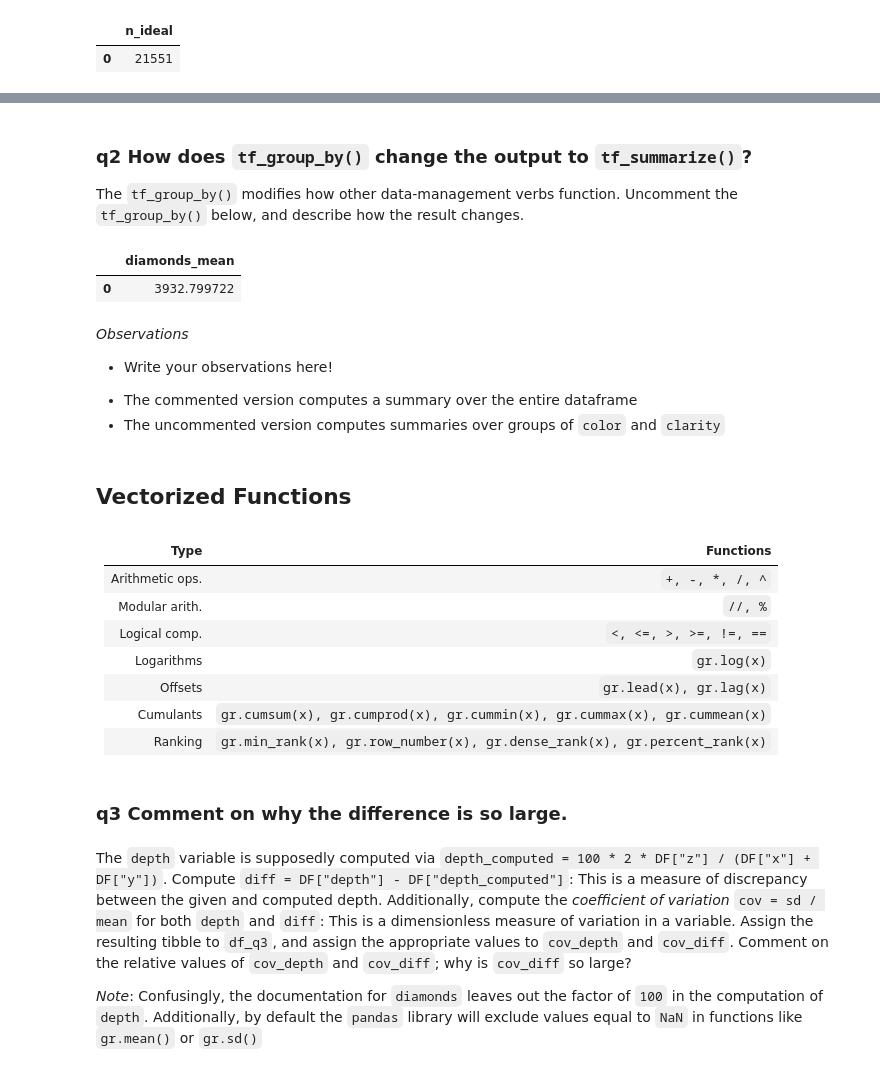
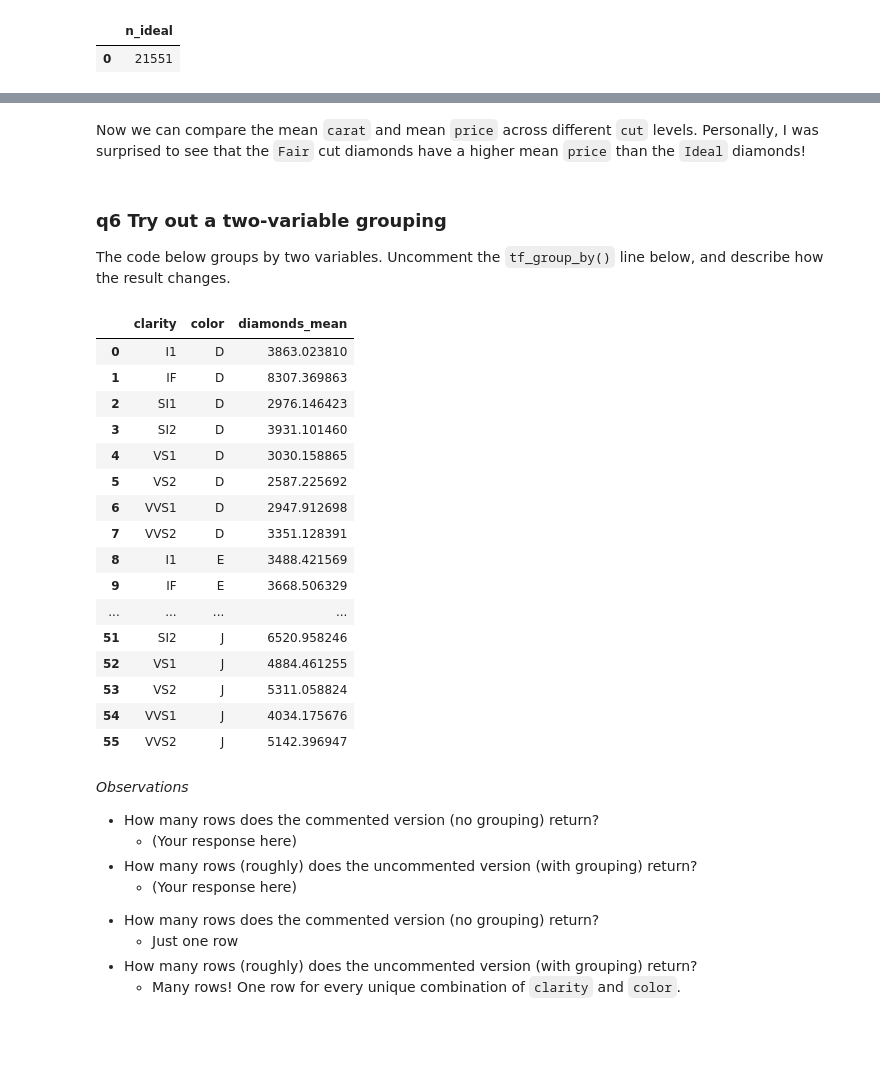
Before and after one commit to zdelrosario/evc-course, a Jupyter notebook: exercises/e-data02-derive-master.ipynb, the cells around one changed output, grey strips where cells are left out. Saved outputs shown, nothing was run; the diff lists cells and outputs as text; code cells hidden in the pictures; blank space fills up the shorter version.

```diff
--- a/exercises/e-data02-derive-master.ipynb
+++ b/exercises/e-data02-derive-master.ipynb
@@ -77,51 +377,52 @@ The `tf_group_by()` takes a data frame and then the names of one or more columns
+# %% [markdown]
+Now we can compare the mean `carat` and mean `price` across different `cut` levels. Personally, I was surprised to see that the `Fair` cut diamonds have a higher mean `price` than the `Ideal` diamonds!
 # %% [markdown]
-### __q2__ How does `tf_group_by()` change the output to `tf_summarize()`?
+### __q6__ Try out a two-variable grouping
 
-The `tf_group_by()` modifies how other data-management verbs function. Uncomment the `tf_group_by()` below, and describe how the result changes.
+The code below groups by two variables. Uncomment the `tf_group_by()` line below, and describe how the result changes.
 # %%
 #TASK: Uncomment the tf_group_by() below, and describe how the result changes
-
 df_q2 = (
     df_diamonds
-#    >> gr.tf_group_by(DF["color"],DF["clarity"])
+# task-begin
+#    >> gr.tf_group_by(DF["color"], DF["clarity"])
+# task-end
+# solution-begin
+   >> gr.tf_group_by(DF["color"], DF["clarity"])
+# solution-end
     >> gr.tf_summarize(diamonds_mean=gr.mean(DF["price"]))
 )
 
 df_q2
 # %% [output]
-|  | diamonds_mean |
-| 0 | 3932.799722 |
+|  | clarity | color | diamonds_mean |
+| 0 | I1 | D | 3863.023810 |
+| 1 | IF | D | 8307.369863 |
+| 2 | SI1 | D | 2976.146423 |
+| 3 | SI2 | D | 3931.101460 |
+| 4 | VS1 | D | 3030.158865 |
+| 5 | VS2 | D | 2587.225692 |
+| 6 | VVS1 | D | 2947.912698 |
+| 7 | VVS2 | D | 3351.128391 |
+| 8 | I1 | E | 3488.421569 |
+| 9 | IF | E | 3668.506329 |
+| ... | ... | ... | ... |
+| 51 | SI2 | J | 6520.958246 |
+| 52 | VS1 | J | 4884.461255 |
+| 53 | VS2 | J | 5311.058824 |
+| 54 | VVS1 | J | 4034.175676 |
+| 55 | VVS2 | J | 5142.396947 |
 # %% [markdown]
 *Observations*
 <!-- task-begin -->
-- Write your observations here!
+- How many rows does the commented version (no grouping) return?
+  - (Your response here)
+- How many rows (roughly) does the uncommented version (with grouping) return?
+  - (Your response here)
 <!-- task-end -->
 <!-- solution-begin -->
-- The commented version computes a summary over the entire dataframe
-- The uncommented version computes summaries over groups of `color` and `clarity`
+- How many rows does the commented version (no grouping) return?
+  - Just one row
+- How many rows (roughly) does the uncommented version (with grouping) return?
+  - Many rows! One row for every unique combination of `clarity` and `color`.
 <!-- solution-end -->
-# %% [markdown]
-## Vectorized Functions
-# %% [markdown]
-| Type | Functions |
-| ---- | --------- |
-| Arithmetic ops. | `+, -, *, /, ^` |
-| Modular arith. | `//, %` |
-| Logical comp. | `<, <=, >, >=, !=, ==` |
-| Logarithms | `gr.log(x)` |
-| Offsets | `gr.lead(x), gr.lag(x)` |
-| Cumulants | `gr.cumsum(x), gr.cumprod(x), gr.cummin(x), gr.cummax(x), gr.cummean(x)` |
-| Ranking | `gr.min_rank(x), gr.row_number(x), gr.dense_rank(x), gr.percent_rank(x)` |
-# %% [markdown]
-### __q3__ Comment on why the difference is so large.
-# %% [markdown]
-The `depth` variable is supposedly computed via `depth_computed = 100 * 2 * DF["z"] /
-(DF["x"] + DF["y"])`. Compute `diff = DF["depth"] - DF["depth_computed"]`: This is a measure of
-discrepancy between the given and computed depth. Additionally, compute the
-*coefficient of variation* `cov = sd / mean` for both `depth` and `diff`:
-This is a dimensionless measure of variation in a variable. Assign the resulting
-tibble to `df_q3`, and assign the appropriate values to `cov_depth` and
-`cov_diff`. Comment on the relative values of `cov_depth` and `cov_diff`; why is
-`cov_diff` so large?
-
-*Note*: Confusingly, the documentation for `diamonds` leaves out the factor of `100` in the computation of `depth`. Additionally, by default the `pandas` library will exclude values equal to `NaN` in functions like `gr.mean()` or `gr.sd()`
```
Also changed, not shown: parts of 44 cells of this notebook.
